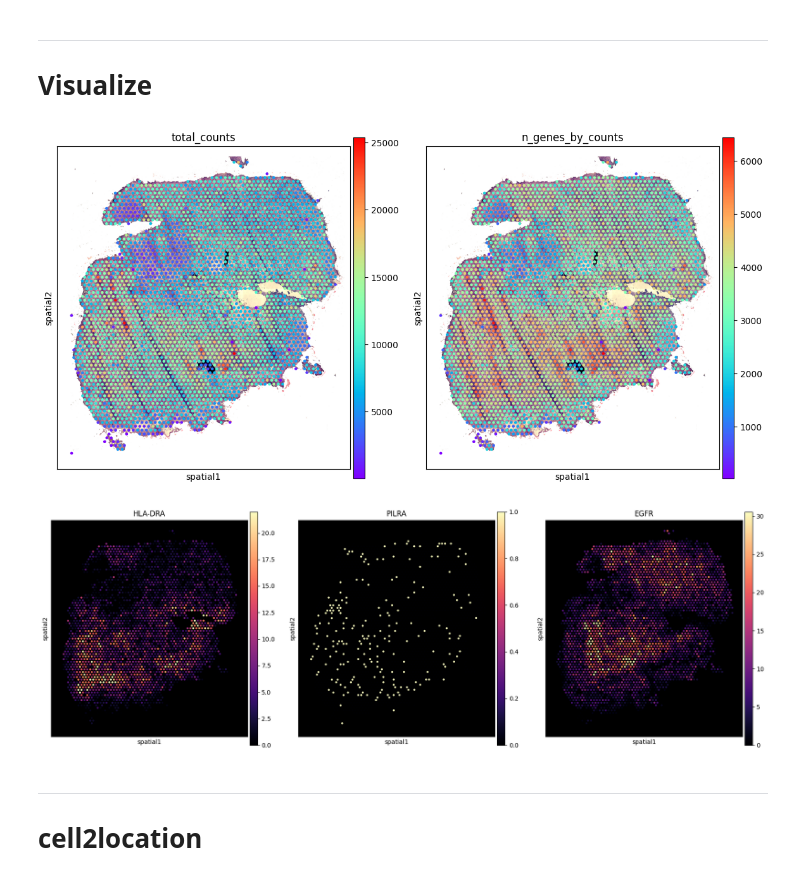
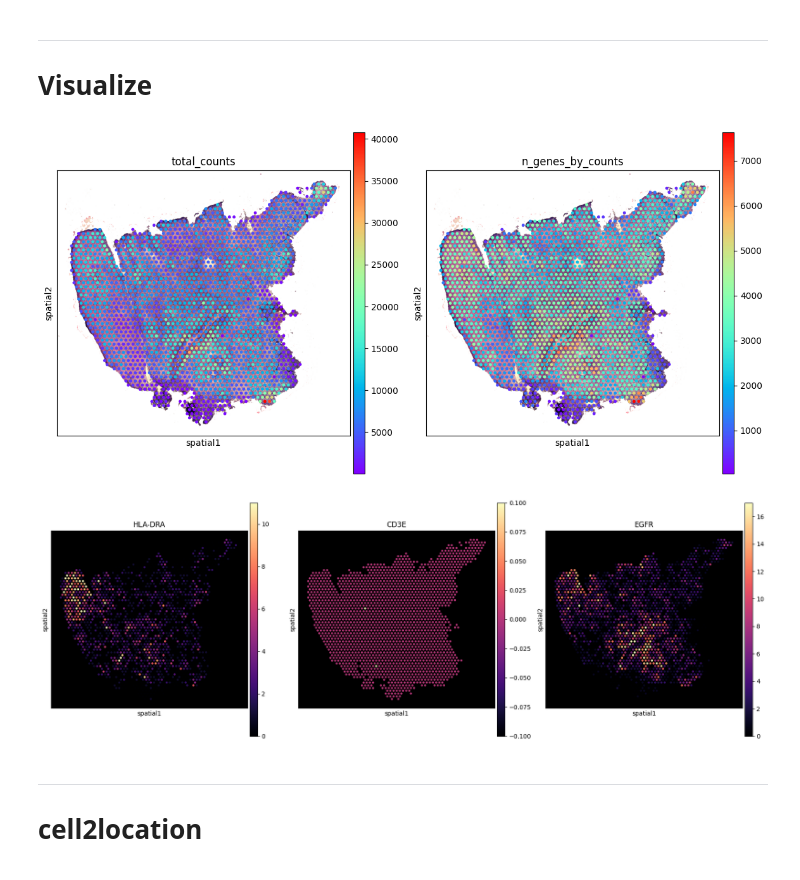
Before and after one commit to Sungwoo-Chang/spatial_241029, a Jupyter notebook: spatial/1._preprocessing.ipynb, the cells around one changed output. Saved outputs shown, nothing was run; the diff lists cells and outputs as text; code cells hidden in the pictures.

```diff
--- a/spatial/1._preprocessing.ipynb
+++ b/spatial/1._preprocessing.ipynb
@@ -124,27 +124,40 @@ plt.tight_layout()
 # %% [markdown]
 ---
 # Visualize
+# %%
+# Select slide
+slide = select_slide(adata, '#UKF243_T_ST')
 # %%
-slide = select_slide(adata, '#UKF248_T_ST')
-
 with mpl.rc_context({'figure.figsize': [6,7],
                      'axes.facecolor': 'black'}):
-    sc.pl.spatial(slide, img_key = "hires", cmap='rainbow',
-                  library_id=list(slide.uns['spatial'].keys())[0],
-                  color=['total_counts', 'n_genes_by_counts'], size=1,
-                  gene_symbols='SYMBOL', show=False, return_fig=True)
+    sc.pl.spatial(
+        slide,
+        img_key = "hires",
+        cmap='rainbow',
+        library_id=list(slide.uns['spatial'].keys())[0],
+        color=['total_counts', 'n_genes_by_counts'],
+        size=1,
+        gene_symbols='SYMBOL',
+        show=False,
+        return_fig=True
+    )
 # %% [output]
-[figure, old version]
+[figure, new version]
 # %%
 with mpl.rc_context({'figure.figsize': [6,7],
                      'axes.facecolor': 'black'}):
-    sc.pl.spatial(slide,
-                  color=["HLA-DRA", "PILRA", "EGFR"], img_key=None, size=1,
-                  vmin=0, cmap='magma', vmax='p99.0',
-                  gene_symbols='SYMBOL'
-                 )
+    sc.pl.spatial(
+        slide,
+        color=["HLA-DRA", "CD3E", "EGFR"],
+        img_key=None,
+        size=1,
+        vmin=0,
+        cmap='magma',
+        vmax='p99.0',
+        gene_symbols='SYMBOL'
+    )
 # %% [output]
-[figure, old version]
+[figure, new version]
 # %% [markdown]
 ---
 # cell2location
```
Also changed, not shown: parts of 24 cells of this notebook, 16 other files.
